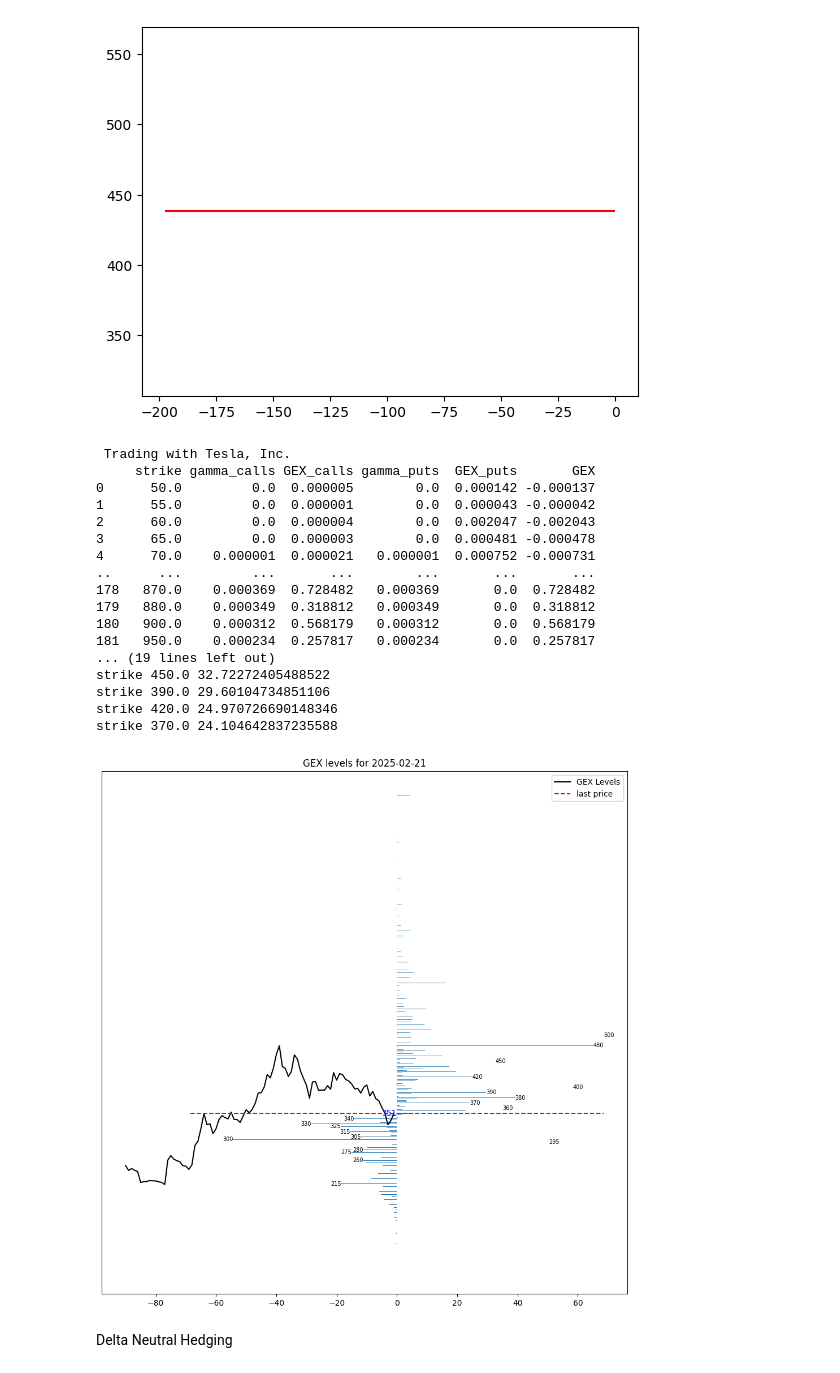
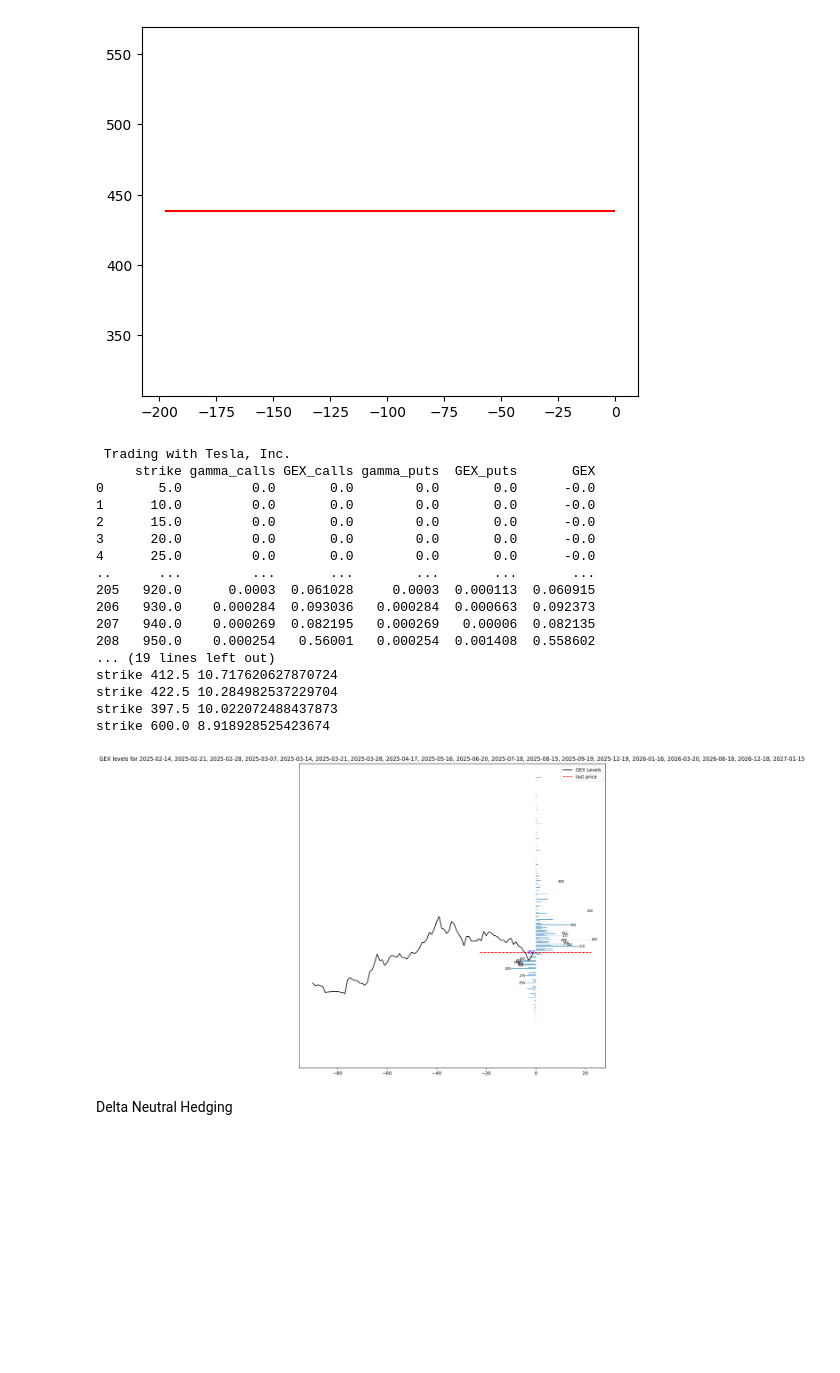
Before and after one commit to JonathanMasih/GEXLevel, a Jupyter notebook: gexxer_reveal_gex_levels.ipynb, the cells around one changed output. Drawn from its saved outputs; the diff is of its cells as text; code cells hidden in the pictures; blank space fills up the shorter version.

```diff
--- a/gexxer_reveal_gex_levels.ipynb
+++ b/gexxer_reveal_gex_levels.ipynb
@@ -507,48 +507,51 @@ period_asset_price="90d"
 #expiration_date = avaiable_expiration_dates[4]
 #expiration_date = "2025-02-14"
 
 
 
 
 #asset_data , merged_df = get_gex_dataframe( ticker = TICKER, expiration_date = expiration_date , period=period_asset_price )
 
 #print(merged_df.columns)
 
 #final_plot(asset_data, merged_df,
 #          show_strike=True,
 #          set_boundries=False,
 #          title=f"GEX levels \n {TICKER} expiration date {expiration_date} ")
 
 # Example usage with 4 dates
 #expiration_dates = ["2025-02-14", "2025-02-21", "2025-02-28", "2025-03-07"]
-expiration_dates = ["2025-02-21"]
+#["2025-02-14", "2025-02-21", "2025-02-28", "2025-03-07", "2025-03-14", "2025-03-21", "2025-03-28"]
+expiration_dates = ["2025-02-14", "2025-02-21", "2025-02-28", "2025-03-07", "2025-03-14", "2025-03-21", "2025-03-28", "2025-04-17", "2025-05-16", "2025-06-20", "2025-07-18", "2025-08-15", "2025-09-19", "2025-12-19", "2026-01-16", "2026-03-20", "2026-06-18", "2026-12-18", "2027-01-15"]
+
+#expiration_dates = ["2025-02-21"]
 asset_data, merged_df = get_gex_dataframe(ticker=TICKER, expiration_dates=expiration_dates, period="90d")
 print(merged_df)
 
 # Plotting the result
 final_plot(asset_data, merged_df,
           show_strike=True,
           set_boundries=False,
           title=f"GEX levels for {', '.join(expiration_dates)}")
 # %% [output]
  Trading with Tesla, Inc.
      strike gamma_calls GEX_calls gamma_puts  GEX_puts       GEX
-0      50.0         0.0  0.000005        0.0  0.000142 -0.000137
-1      55.0         0.0  0.000001        0.0  0.000043 -0.000042
-2      60.0         0.0  0.000004        0.0  0.002047 -0.002043
-3      65.0         0.0  0.000003        0.0  0.000481 -0.000478
-4      70.0    0.000001  0.000021   0.000001  0.000752 -0.000731
+0       5.0         0.0       0.0        0.0       0.0      -0.0
+1      10.0         0.0       0.0        0.0       0.0      -0.0
+2      15.0         0.0       0.0        0.0       0.0      -0.0
+3      20.0         0.0       0.0        0.0       0.0      -0.0
+4      25.0         0.0       0.0        0.0       0.0      -0.0
 ..      ...         ...       ...        ...       ...       ...
-178   870.0    0.000369  0.728482   0.000369       0.0  0.728482
-179   880.0    0.000349  0.318812   0.000349       0.0  0.318812
-180   900.0    0.000312  0.568179   0.000312       0.0  0.568179
-181   950.0    0.000234  0.257817   0.000234       0.0  0.257817
+205   920.0      0.0003  0.061028     0.0003  0.000113  0.060915
+206   930.0    0.000284  0.093036   0.000284  0.000663  0.092373
+207   940.0    0.000269  0.082195   0.000269   0.00006  0.082135
+208   950.0    0.000254   0.56001   0.000254  0.001408  0.558602
 ... (19 lines left out)
-strike 450.0 32.72272405488522
-strike 390.0 29.60104734851106
-strike 420.0 24.970726690148346
-strike 370.0 24.104642837235588
+strike 412.5 10.717620627870724
+strike 422.5 10.284982537229704
+strike 397.5 10.022072488437873
+strike 600.0 8.918928525423674
-[figure, old version]
+[figure, new version]
 # %% [markdown]
 Delta Neutral Hedging
 # %%
```
